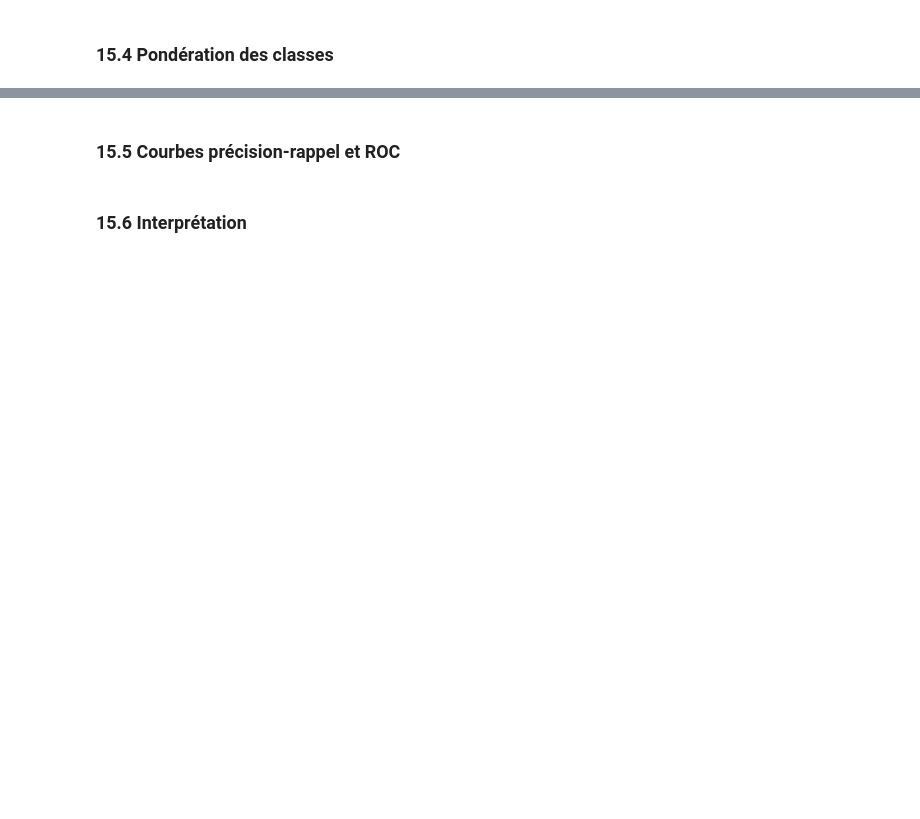
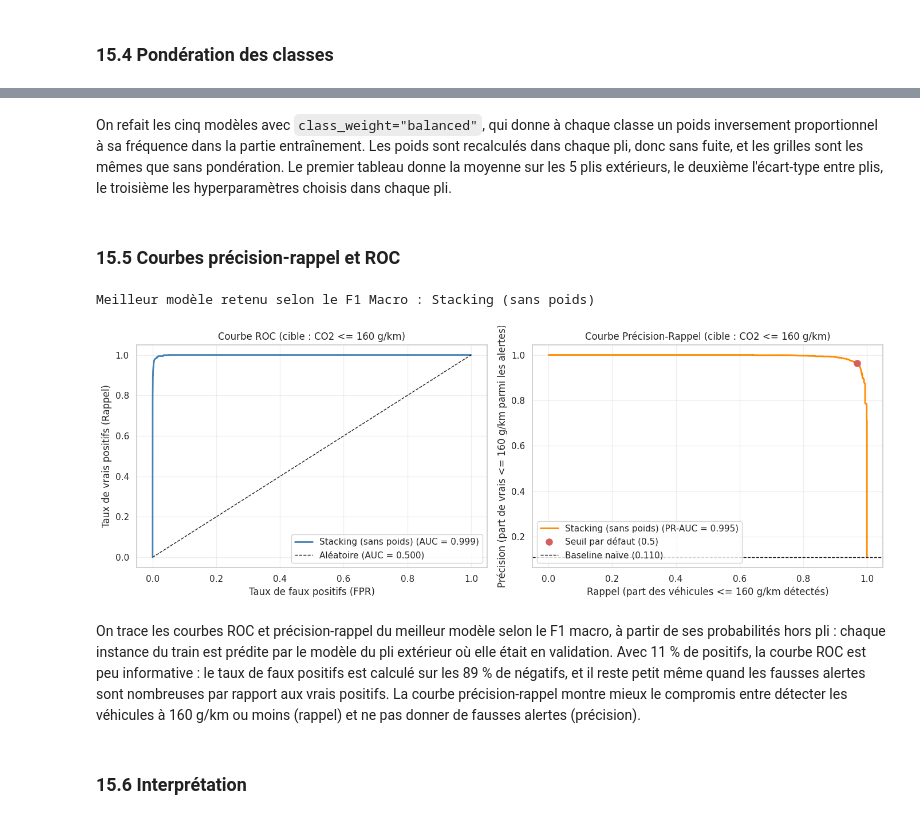
Before and after one commit to Polbailleul/AAA-Project-Levalois-Bailleul, a Jupyter notebook: Notebook_Bailleul_Levalois.ipynb, the cells around one changed output, grey strips where cells are left out. Cells and saved outputs as stored; diff of their text form; code cells hidden in the pictures; blank space fills up the shorter version.

```diff
--- a/Notebook_Bailleul_Levalois.ipynb
+++ b/Notebook_Bailleul_Levalois.ipynb
@@ -1209,4 +1836,47 @@ Les essais écartés sont dans le notebook séparé `Notebook_Bailleul_Levalois_
+# %% [markdown]
+On refait les cinq modèles avec `class_weight="balanced"`, qui donne à chaque classe un poids inversement proportionnel à sa fréquence dans la partie entraînement. Les poids sont recalculés dans chaque pli, donc sans fuite, et les grilles sont les mêmes que sans pondération. Le premier tableau donne la moyenne sur les 5 plis extérieurs, le deuxième l'écart-type entre plis, le troisième les hyperparamètres choisis dans chaque pli.
 # %% [markdown]
 ### 15.5 Courbes précision-rappel et ROC
+# %%
+best_bin_name = df_res_bin.drop("Dummy (majoritaire)")["F1 Macro"].idxmax()
+print(f"Meilleur modèle retenu selon le F1 Macro : {best_bin_name}")
+
+# Probabilités hors pli de la classe positive (CO2 <= 160 g/km), données par les modèles de la validation imbriquée
+y_probas_minor = hors_pli("binaire", best_bin_name, y_train_minor, "predict_proba")[:, 1]
+
+fig, ax = plt.subplots(1, 2, figsize=(14, 5))
+
+# Courbe ROC
+fpr, tpr, _ = roc_curve(y_train_minor, y_probas_minor)
+roc_auc = auc(fpr, tpr)
+ax[0].plot(fpr, tpr, color="steelblue", lw=2, label=f"{best_bin_name} (AUC = {roc_auc:.3f})")
+ax[0].plot([0, 1], [0, 1], "k--", lw=1, label="Aléatoire (AUC = 0.500)")
+ax[0].set_title("Courbe ROC (cible : CO2 <= 160 g/km)")
+ax[0].set_xlabel("Taux de faux positifs (FPR)")
+ax[0].set_ylabel("Taux de vrais positifs (Rappel)")
+ax[0].legend(loc="lower right")
+ax[0].grid(True, alpha=0.3)
+
+# Courbe Précision-Rappel
+prec, rec, thresholds_pr = precision_recall_curve(y_train_minor, y_probas_minor)
+ap = average_precision_score(y_train_minor, y_probas_minor)
+idx_default = np.argmin(np.abs(thresholds_pr - 0.5))
+
+ax[1].plot(rec, prec, color="darkorange", lw=2, label=f"{best_bin_name} (PR-AUC = {ap:.3f})")
+ax[1].plot(rec[idx_default], prec[idx_default], "ro", markersize=8, label="Seuil par défaut (0.5)")
+ax[1].axhline(y_train_minor.mean(), color="k", linestyle="--", lw=1, label=f"Baseline naïve ({y_train_minor.mean():.3f})")
+ax[1].set_title("Courbe Précision-Rappel (cible : CO2 <= 160 g/km)")
+ax[1].set_xlabel("Rappel (part des véhicules <= 160 g/km détectés)")
+ax[1].set_ylabel("Précision (part de vrais <= 160 g/km parmi les alertes)")
+ax[1].legend(loc="lower left")
+ax[1].grid(True, alpha=0.3)
+
+plt.tight_layout()
+plt.show()
+# %% [output]
+Meilleur modèle retenu selon le F1 Macro : Stacking (sans poids)
+[figure, added]
+# %% [markdown]
+On trace les courbes ROC et précision-rappel du meilleur modèle selon le F1 macro, à partir de ses probabilités hors pli : chaque instance du train est prédite par le modèle du pli extérieur où elle était en validation. Avec 11 % de positifs, la courbe ROC est peu informative : le taux de faux positifs est calculé sur les 89 % de négatifs, et il reste petit même quand les fausses alertes sont nombreuses par rapport aux vrais positifs. La courbe précision-rappel montre mieux le compromis entre détecter les véhicules à 160 g/km ou moins (rappel) et ne pas donner de fausses alertes (précision).
 # %% [markdown]
 ### 15.6 Interprétation
```
Also changed, not shown: parts of 74 cells of this notebook, 1 other file.
